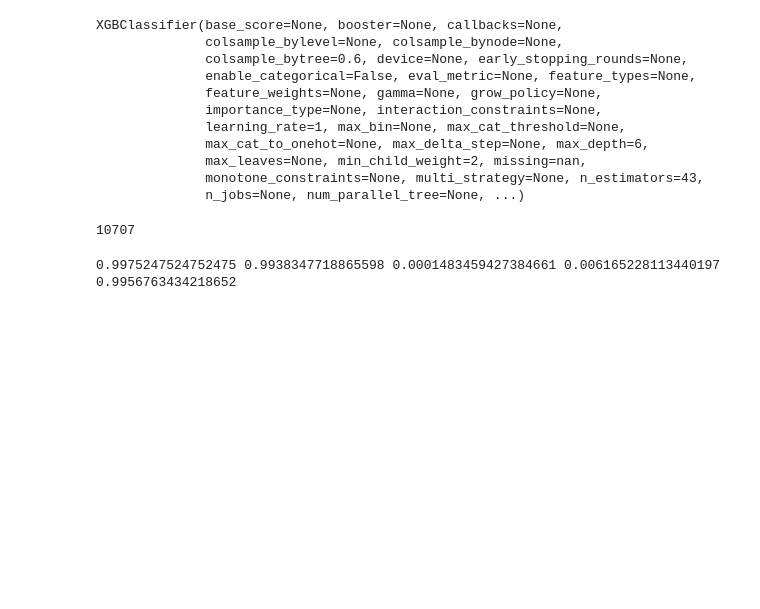
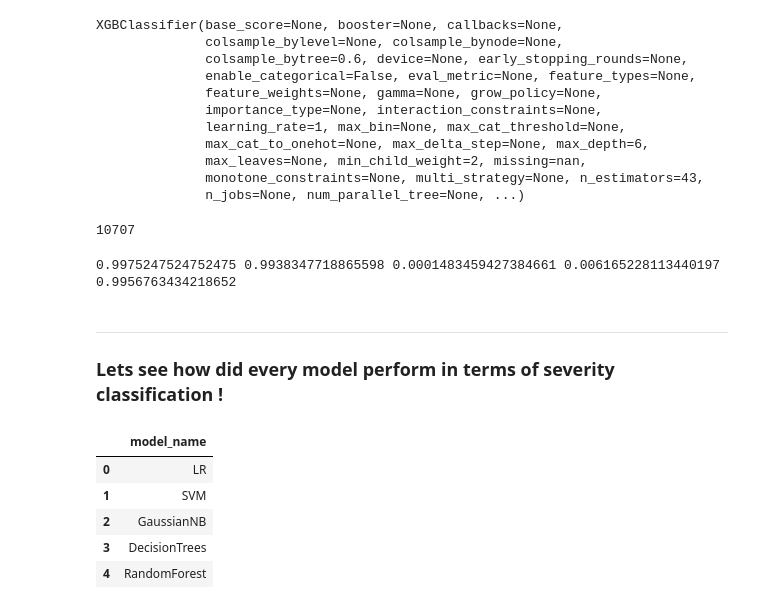
Before and after one commit to suzaladhikari/Network_Intrusion_Detector, a Jupyter notebook: Models/severityclassifier.ipynb, the cells around one changed output. Drawn from its saved outputs; the diff is of its cells as text; code cells hidden in the pictures; blank space fills up the shorter version.

Commit message:
dataframe for model's evaluation has been made

```diff
--- a/Models/severityclassifier.ipynb
+++ b/Models/severityclassifier.ipynb
@@ -366,3 +366,27 @@ xgb_f1 = 2 * ((xgb_precision * xgb_recall) / (xgb_precision +xgb_recall))
 print(xgb_precision, xgb_recall, xgb_fpr, xgb_fnr, xgb_f1)
 # %% [output]
 0.9975247524752475 0.9938347718865598 0.0001483459427384661 0.006165228113440197 0.9956763434218652
+# %% [markdown]
+---
+### Lets see how did every model perform in terms of severity classification !
+# %%
+model_name = ['LR', 'SVM', 'GaussianNB', 'DecisionTrees', 'RandomForest', 'XGBoost']
+
+## Model's Mean-Absolute Error
+
+
+
+severity_classifiers = pd.DataFrame(
+{
+    'model_name': model_name
+}
+)
+
+severity_classifiers.head()
+# %% [output]
+|  | model_name |
+| 0 | LR |
+| 1 | SVM |
+| 2 | GaussianNB |
+| 3 | DecisionTrees |
+| 4 | RandomForest |
```
